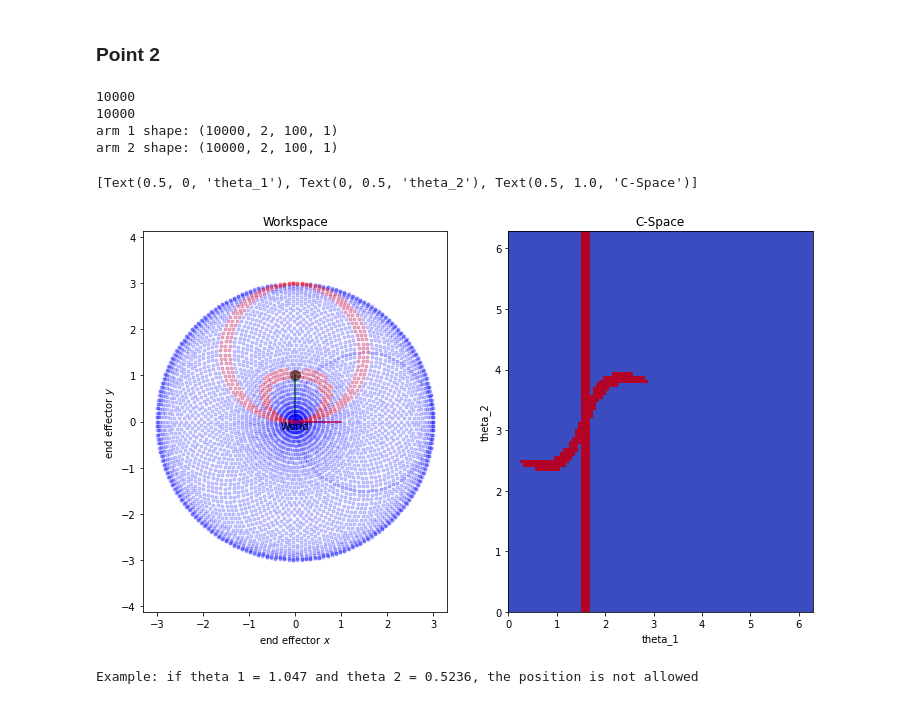
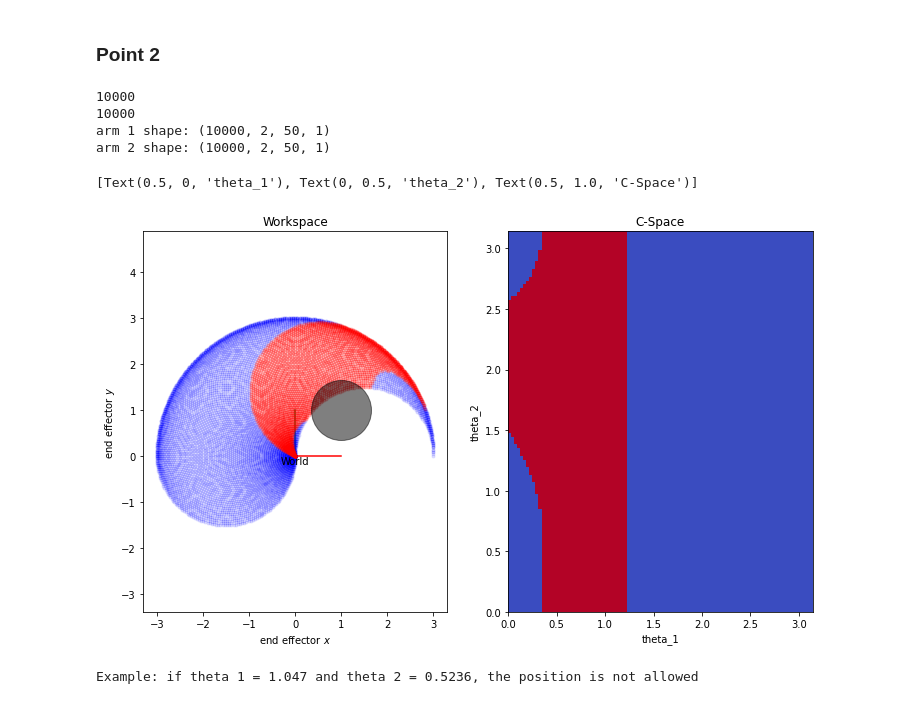
Before and after one commit to filippocasari/Robotics-Assignment1, a Jupyter notebook: assignment1-validated.ipynb, the cells around one changed output. Cells and saved outputs as stored; diff of their text form; code cells hidden in the pictures.

```diff
--- a/assignment1-validated.ipynb
+++ b/assignment1-validated.ipynb
@@ -209,19 +209,20 @@ ax2.set(xlabel="theta_1", ylabel="theta_2", title="C-Space")
 ### Point 2
 # %%
 # minimum and maximum admissible values for theta1
-theta1_range = [0, np.pi*2]
-theta2_range = [0, np.pi*2]  # minimum and maximum admissible values for theta2
+theta1_range = [0, np.pi]
+theta2_range = [0, np.pi]  # minimum and maximum admissible values for theta2
 theta1s, theta2s = np.meshgrid(
     np.linspace(*theta1_range, 100), np.linspace(*theta2_range, 100)
 )
-radius=0.1
-center_circle_x, center_circle_y=0.0, 1.0
+radius=0.6
+center_circle_x, center_circle_y=1.0, 1.0
 endeffector_positions = []
 valids=[]
 
 arm_1=[]
 arm_2=[]
-num_points=100
+num_points=50
+radius_squared=radius**2
 for theta1, theta2 in zip(theta1s.flatten(), theta2s.flatten()):
     frames = fw_kinematics(theta1, theta2)
     first_arm_s, first_arm_e=(frames[1] @ np.array([[0, 0, 1]]).T )[0:2], (frames[2]@ np.array([[0, 0, 1]]).T)[0:2]
@@ -241,7 +242,9 @@ for theta1, theta2 in zip(theta1s.flatten(), theta2s.flatten()):
     endeffector_position = endeffector_pose @ np.array([[0, 0, 1]]).T
     endeffector_positions.append(endeffector_position[0:2, 0])
     for i in range(num_points):
-        if((((arm_1_x[i]-center_circle_x)**2 + (arm_1_y[i]-center_circle_y)**2)<=(radius**2)) or ((arm_2_x[i]-center_circle_x)**2 + (arm_2_y[i]-center_circle_y)**2)<=radius**2):
+        diff1_x, diff1_y, diff2_x, diff2_y=(arm_1_x[i]-center_circle_x)**2, (arm_1_y[i]-center_circle_y)**2,\
+            (arm_2_x[i]-center_circle_x)**2, (arm_2_y[i]-center_circle_y)**2
+        if((( diff1_x+ diff1_y)<=(radius**2)) or (diff2_x + diff2_y)<=radius_squared):
             no_collision=False
             break
 
@@ -274,36 +277,38 @@ ax1.plot(
 #circle=matplotlib.patches.Circle((center_circle_x, center_circle_y), radius)
 arm_1=np.array(arm_1)
 arm_2=np.array(arm_2)
 ax1.set(xlabel="end effector $x$", ylabel="end effector $y$", title="Workspace")
 ax1.axis("equal")
+import matplotlib
+
 ax1.plot(center_circle_x, center_circle_y, marker='o', markersize=radius*100, alpha=0.5, color= "black")
 print(f'arm 1 shape: {arm_1.shape}')
 print(f'arm 2 shape: {arm_2.shape}')
 
 '''for i in range(len(arm_1)):
     #print(arm_1[:, 0][i].ravel())
 
     ax1.plot(arm_1[:, 0][i].ravel(), arm_1[:, 1][i].ravel())
     ax1.plot(arm_2[:, 0][i].ravel(), arm_2[:, 1][i].ravel())
 '''
 ax2.imshow(
     valids.reshape(theta1s.shape),
     extent=theta1_range + theta2_range,
     origin="lower",
     cmap="coolwarm_r",
     aspect="auto",
 )
 #ax1.add_patch(circle)
 #ax1.plot(np.linspace(first_arm_s[0], first_arm_e[0], 100), np.linspace(second_arm_s[1], second_arm_e[1], 100),marker='.' , markersize=6, color='g')
 
 ax2.set(xlabel="theta_1", ylabel="theta_2", title="C-Space")
 # %% [output]
 10000
 10000
-arm 1 shape: (10000, 2, 100, 1)
-arm 2 shape: (10000, 2, 100, 1)
+arm 1 shape: (10000, 2, 50, 1)
+arm 2 shape: (10000, 2, 50, 1)
 [Text(0.5, 0, 'theta_1'), Text(0, 0.5, 'theta_2'), Text(0.5, 1.0, 'C-Space')]
-[figure, old version]
+[figure, new version]
 # %%
 print(f"Example: if theta 1 = {np.pi/3:2.4} and theta 2 = {np.pi/6:2.4}, the position is not allowed")
 # %% [output]
```
Also changed, not shown: parts of 1 cell of this notebook.
